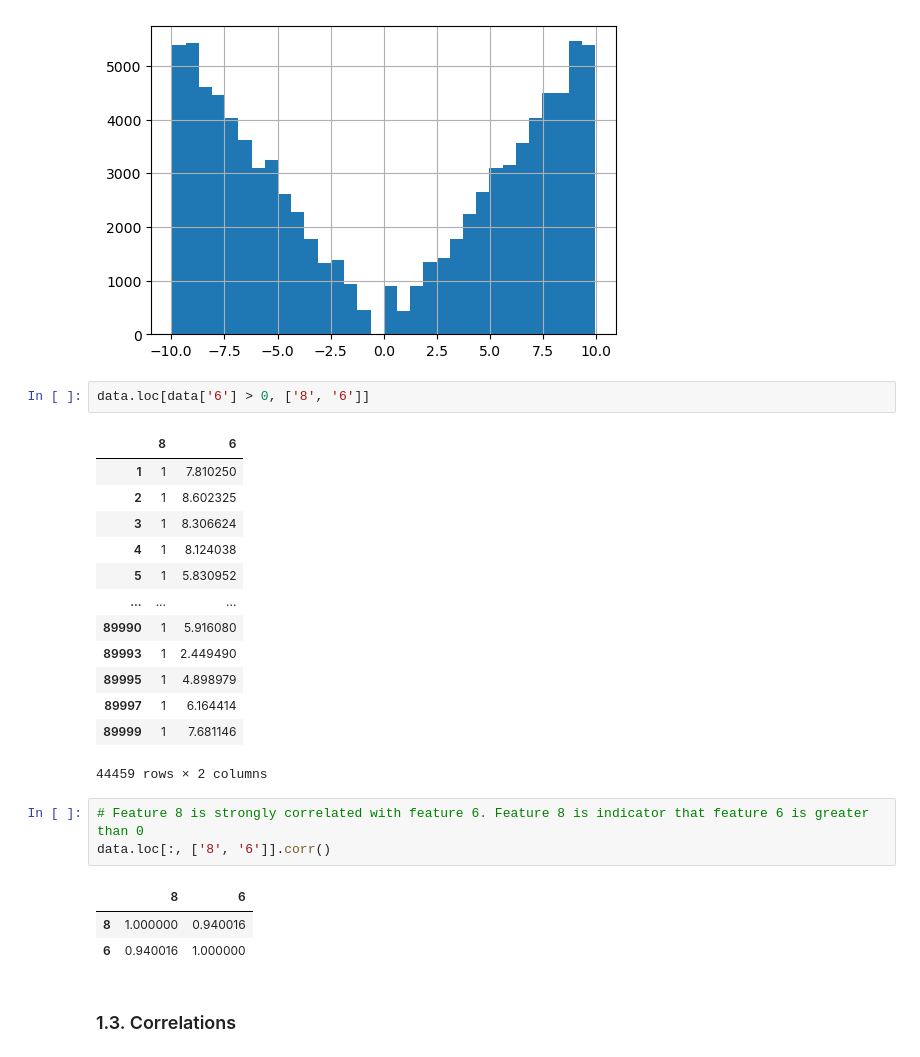
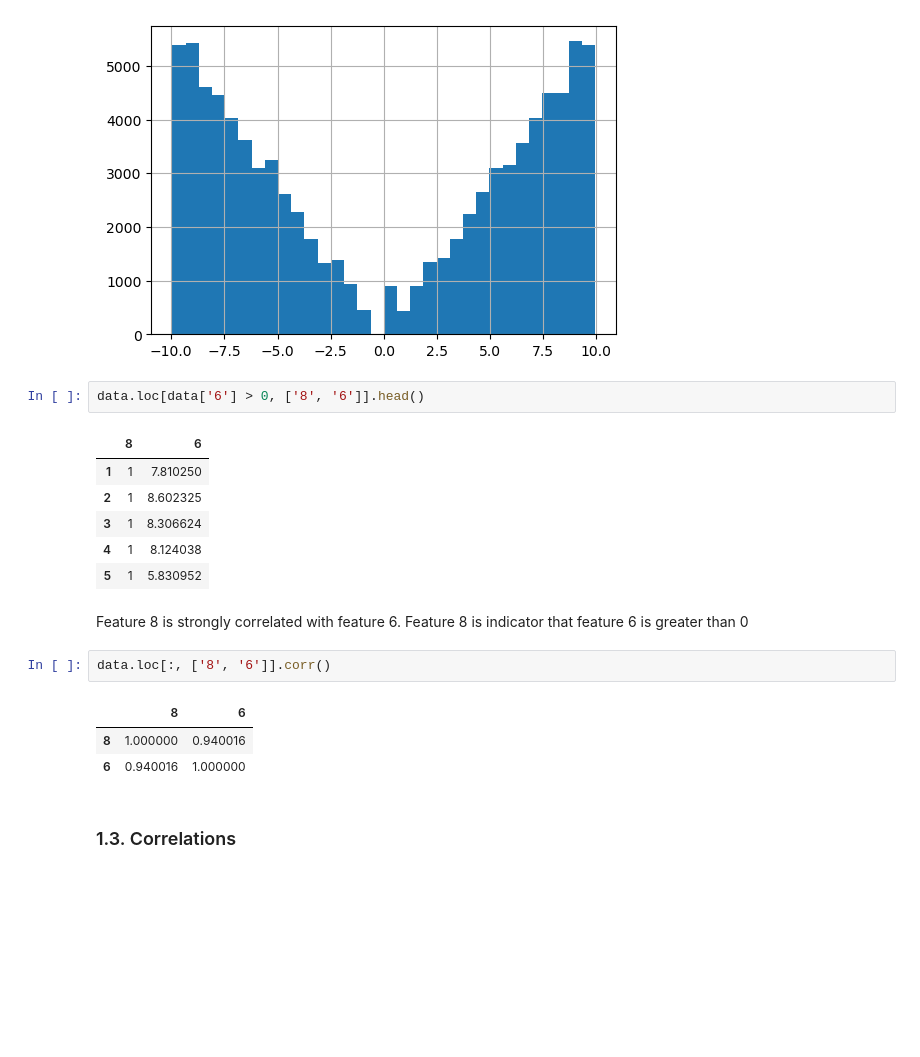
Before and after one commit to sotula/gml-regression, a Jupyter notebook: Data_analysis.ipynb, the cells around one changed output. Cells and saved outputs as stored; diff of their text form; blank space fills up the shorter version.

```diff
--- a/Data_analysis.ipynb
+++ b/Data_analysis.ipynb
@@ -103,23 +124,17 @@ data['6'].hist(bins='auto')
 <AxesSubplot:>
 [figure]
 # %%
-data.loc[data['6'] > 0, ['8', '6']]
+data.loc[data['6'] > 0, ['8', '6']].head()
 # %% [output]
 |  | 8 | 6 |
 | 1 | 1 | 7.810250 |
 | 2 | 1 | 8.602325 |
 | 3 | 1 | 8.306624 |
 | 4 | 1 | 8.124038 |
 | 5 | 1 | 5.830952 |
-| ... | ... | ... |
-| 89990 | 1 | 5.916080 |
-| 89993 | 1 | 2.449490 |
-| 89995 | 1 | 4.898979 |
-| 89997 | 1 | 6.164414 |
-| 89999 | 1 | 7.681146 |
-44459 rows × 2 columns
+# %% [markdown]
+Feature 8 is strongly correlated with feature 6. Feature 8 is indicator that feature 6 is greater than 0
 # %%
-# Feature 8 is strongly correlated with feature 6. Feature 8 is indicator that feature 6 is greater than 0
 data.loc[:, ['8', '6']].corr()
 # %% [output]
 |  | 8 | 6 |
```
Also changed, not shown: parts of 39 cells of this notebook, 9 other files.
